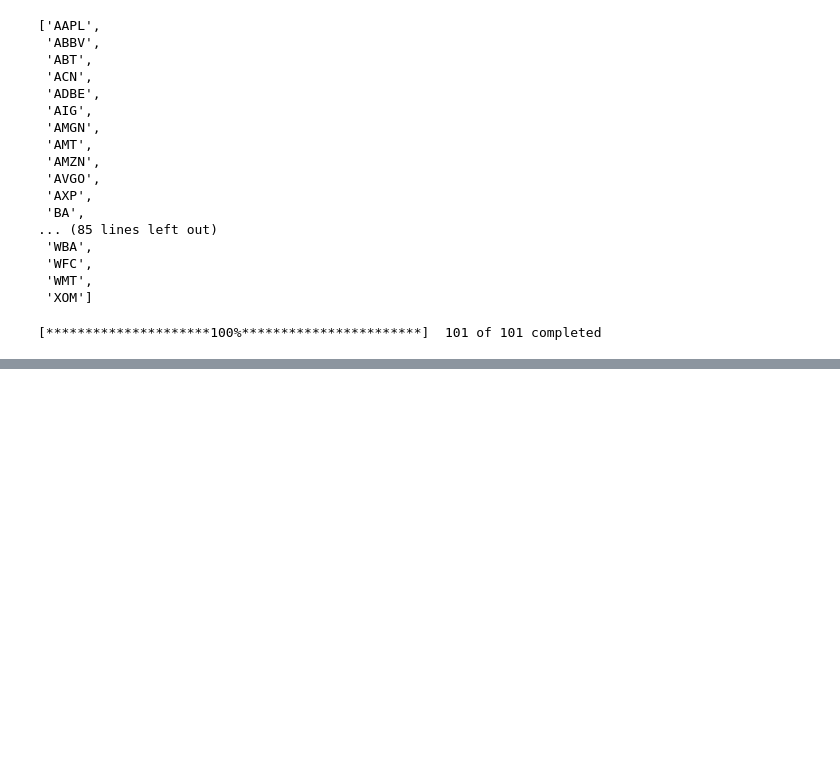
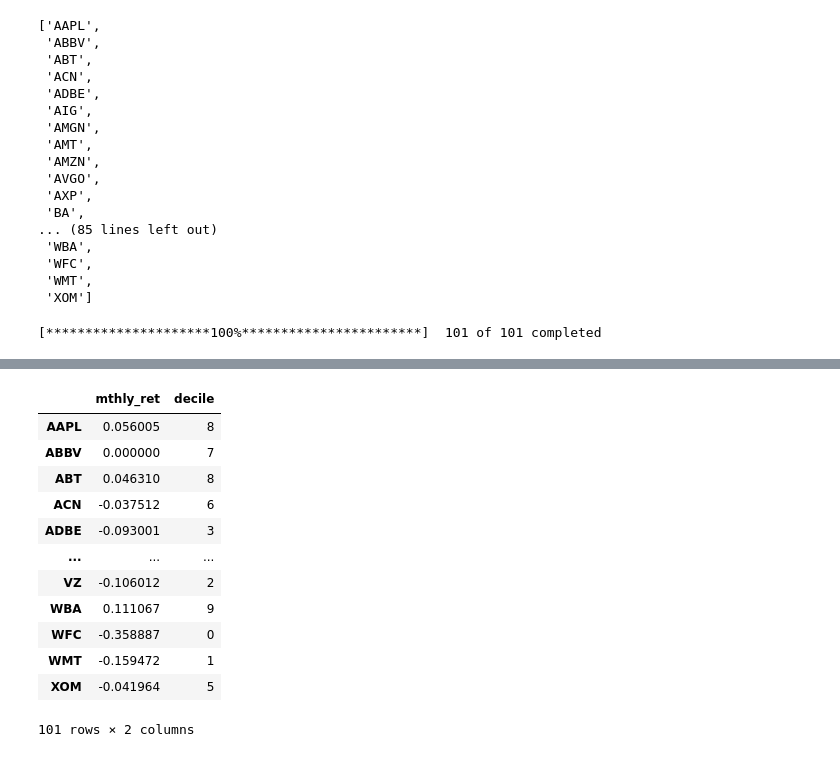
Before and after one commit to factorwonk/quantcryptobasic, a Jupyter notebook: 08_short_term_reversal.ipynb, the cells around one changed output, grey strips where cells are left out. Cells and saved outputs as stored; diff of their text form; code cells hidden in the pictures; blank space fills up the shorter version.

```diff
--- a/08_short_term_reversal.ipynb
+++ b/08_short_term_reversal.ipynb
@@ -129,0 +155,4 @@ prices.head()
+# %%
+# prior month return dataframe
+ret_1M = mthly_ret.loc[formation - MonthEnd(1)]
+ret_1M
@@ -129,0 +172,6 @@ prices.head()
+# %%
+# Rename the series
+ret_1M.name = 'mthly_ret'
+# %%
+# Convert series to DataFrame
+ret_1M = pd.DataFrame(ret_1M)
@@ -129,0 +210,17 @@ prices.head()
+# %%
+ret_1M['decile'] = pd.qcut(ret_1M.mthly_ret, 10, labels=False)
+ret_1M
+# %% [output]
+|  | mthly_ret | decile |
+| AAPL | 0.056005 | 8 |
+| ABBV | 0.000000 | 7 |
+| ABT | 0.046310 | 8 |
+| ACN | -0.037512 | 6 |
+| ADBE | -0.093001 | 3 |
+| ... | ... | ... |
+| VZ | -0.106012 | 2 |
+| WBA | 0.111067 | 9 |
+| WFC | -0.358887 | 0 |
+| WMT | -0.159472 | 1 |
+| XOM | -0.041964 | 5 |
+101 rows × 2 columns
```
Also changed, not shown: parts of 29 cells of this notebook.
